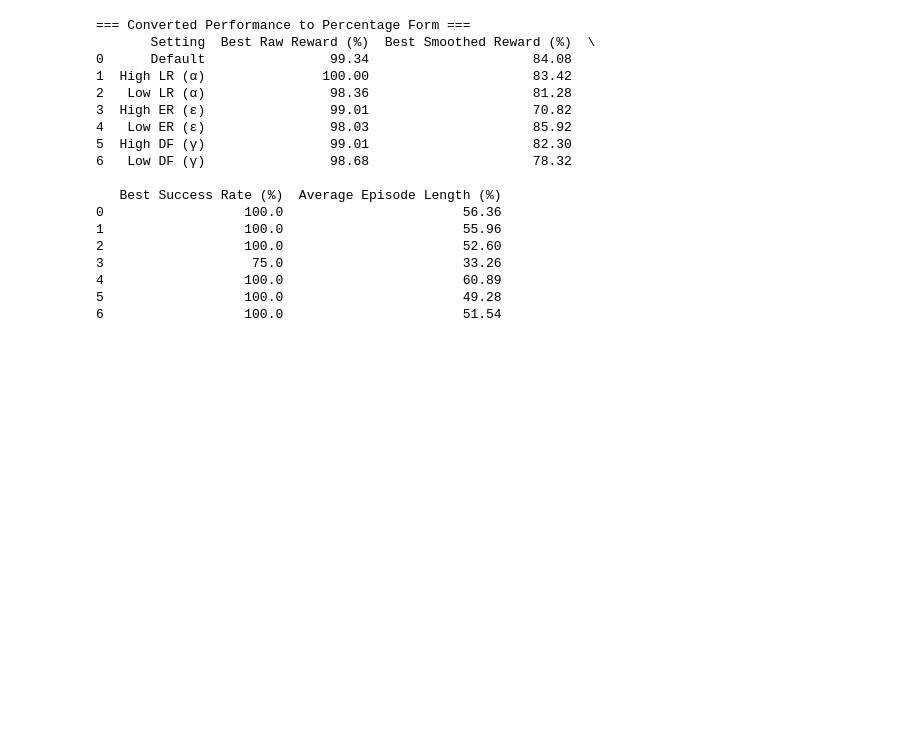
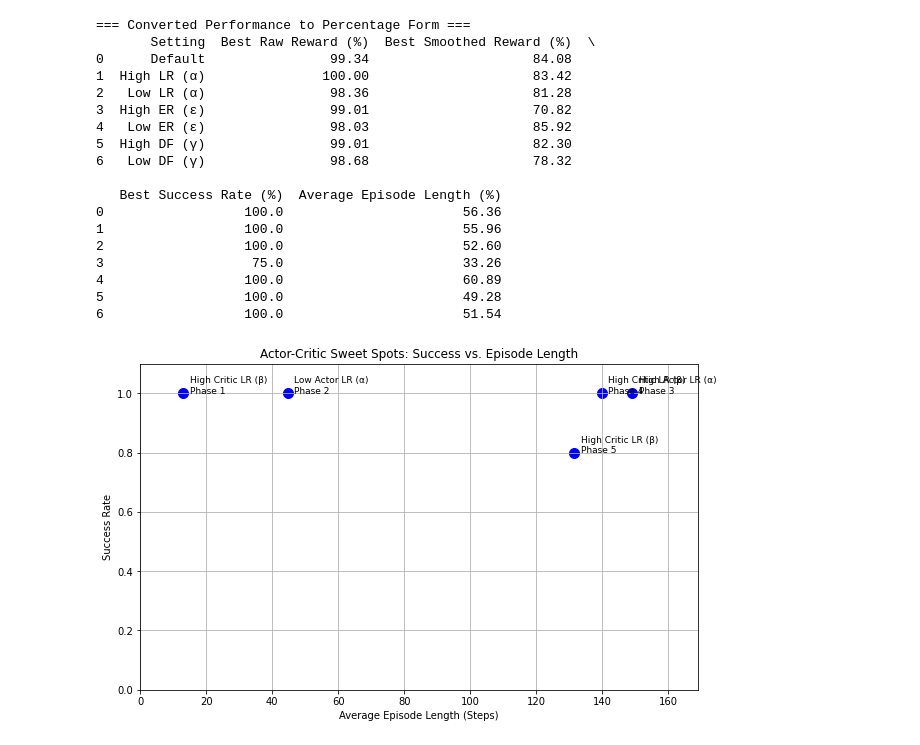
Before and after one commit to frnchskolymps/RL_PROJECT, a Jupyter notebook: LOCK_KEY/lockNkeyTest.ipynb, the cells around one changed output. Saved outputs shown, nothing was run; the diff lists cells and outputs as text; code cells hidden in the pictures; blank space fills up the shorter version.

```diff
--- a/LOCK_KEY/lockNkeyTest.ipynb
+++ b/LOCK_KEY/lockNkeyTest.ipynb
@@ -1334,3 +1315,30 @@ print(percent_df.round(2))
 4                  100.0                       60.89
 5                  100.0                       49.28
 6                  100.0                       51.54
+# %%
+import matplotlib.pyplot as plt
+
+# Data for each phase (example based on your summary)
+phases = ['Phase 1','Phase 2','Phase 3','Phase 4','Phase 5']
+success = [1.00, 1.00, 1.00, 1.00, 0.80]           # Best success per phase
+avg_steps = [13.13, 44.66, 149.0, 139.77, 131.55]  # Corresponding average episode length
+labels = ['High Critic LR (β)', 'Low Actor LR (α)', 'High Actor LR (α)',
+          'High Critic LR (β)', 'High Critic LR (β)']
+
+# Create scatter plot
+plt.figure(figsize=(10,6))
+plt.scatter(avg_steps, success, color='blue', s=100)
+
+# Annotate points
+for i, label in enumerate(labels):
+    plt.text(avg_steps[i]+2, success[i], f'{label}\n{phases[i]}', fontsize=9)
+
+plt.title('Actor-Critic Sweet Spots: Success vs. Episode Length')
+plt.xlabel('Average Episode Length (Steps)')
+plt.ylabel('Success Rate')
+plt.xlim(0, max(avg_steps)+20)
+plt.ylim(0, 1.1)
+plt.grid(True)
+plt.show()
+# %% [output]
+[figure, added]
```
Also changed, not shown: parts of 4 cells of this notebook, 1 other file.
